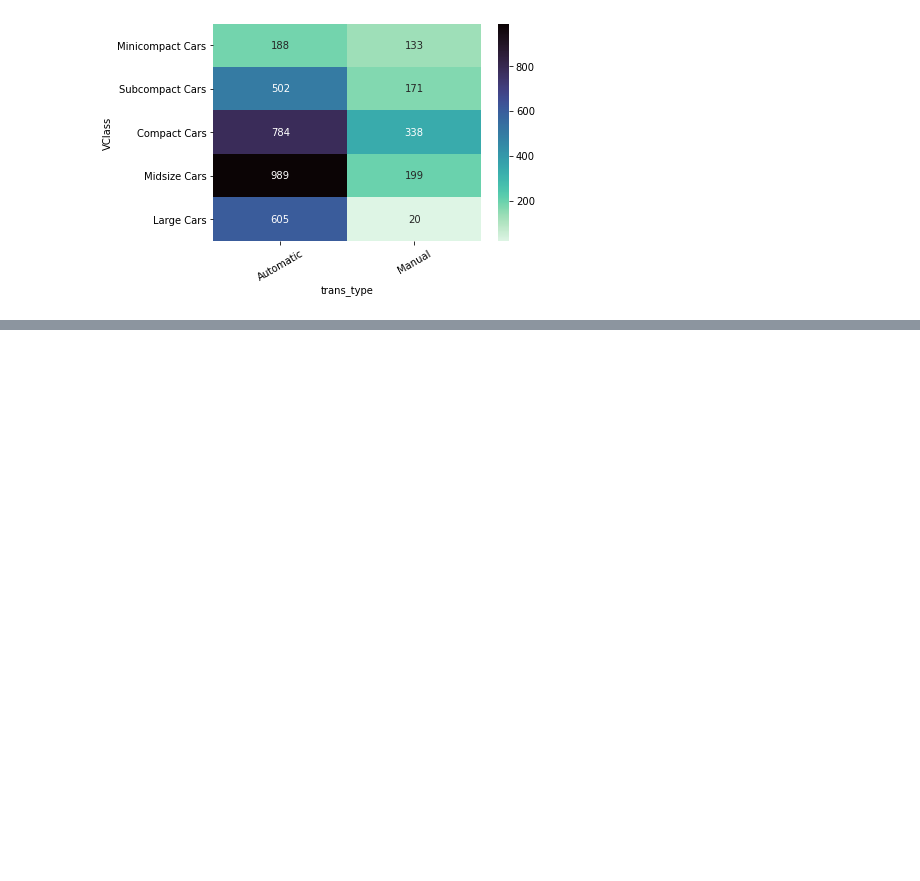
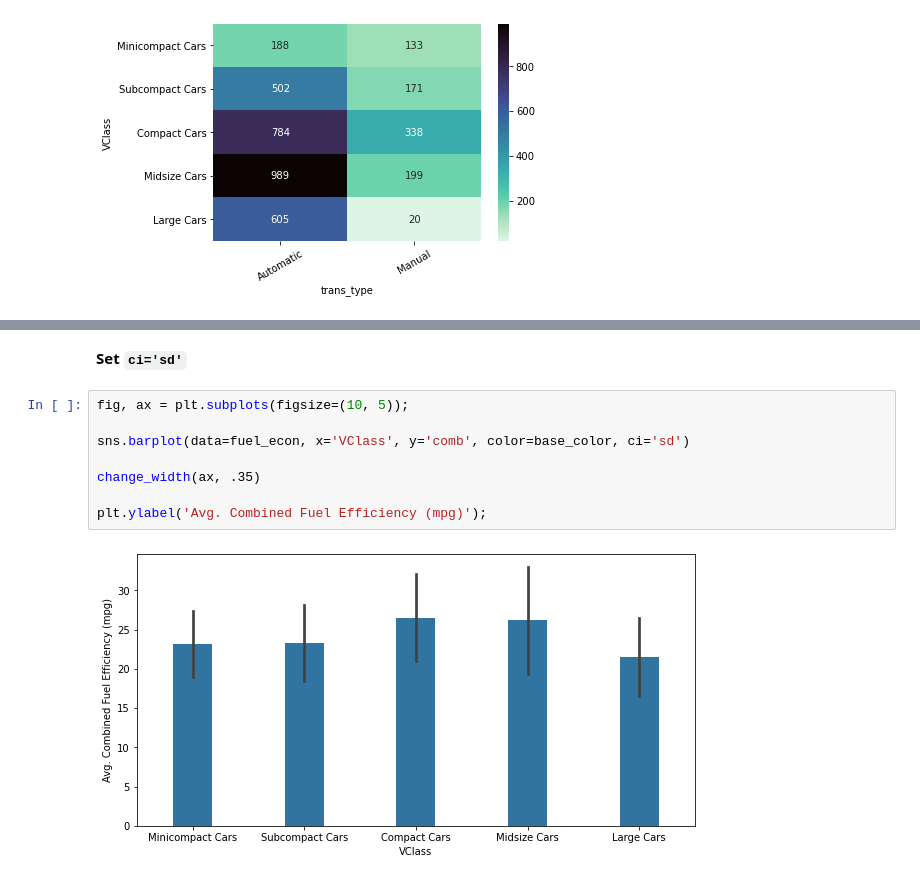
Before and after one commit to Alex-YuZ/Data-Visualization, a Jupyter notebook: Bar_Chart.ipynb, the cells around one changed output, grey strips where cells are left out. Drawn from its saved outputs; the diff is of its cells as text; blank space fills up the shorter version.

```diff
--- a/Bar_Chart.ipynb
+++ b/Bar_Chart.ipynb
@@ -506,0 +510,12 @@ plt.xticks(rotation=30);
+# %% [markdown]
+**Set `ci='sd'`**
+# %%
+fig, ax = plt.subplots(figsize=(10, 5));
+
+sns.barplot(data=fuel_econ, x='VClass', y='comb', color=base_color, ci='sd')
+
+change_width(ax, .35)
+
+plt.ylabel('Avg. Combined Fuel Efficiency (mpg)');
+# %% [output]
+[figure, added]
```
Also changed, not shown: parts of 22 cells of this notebook.
